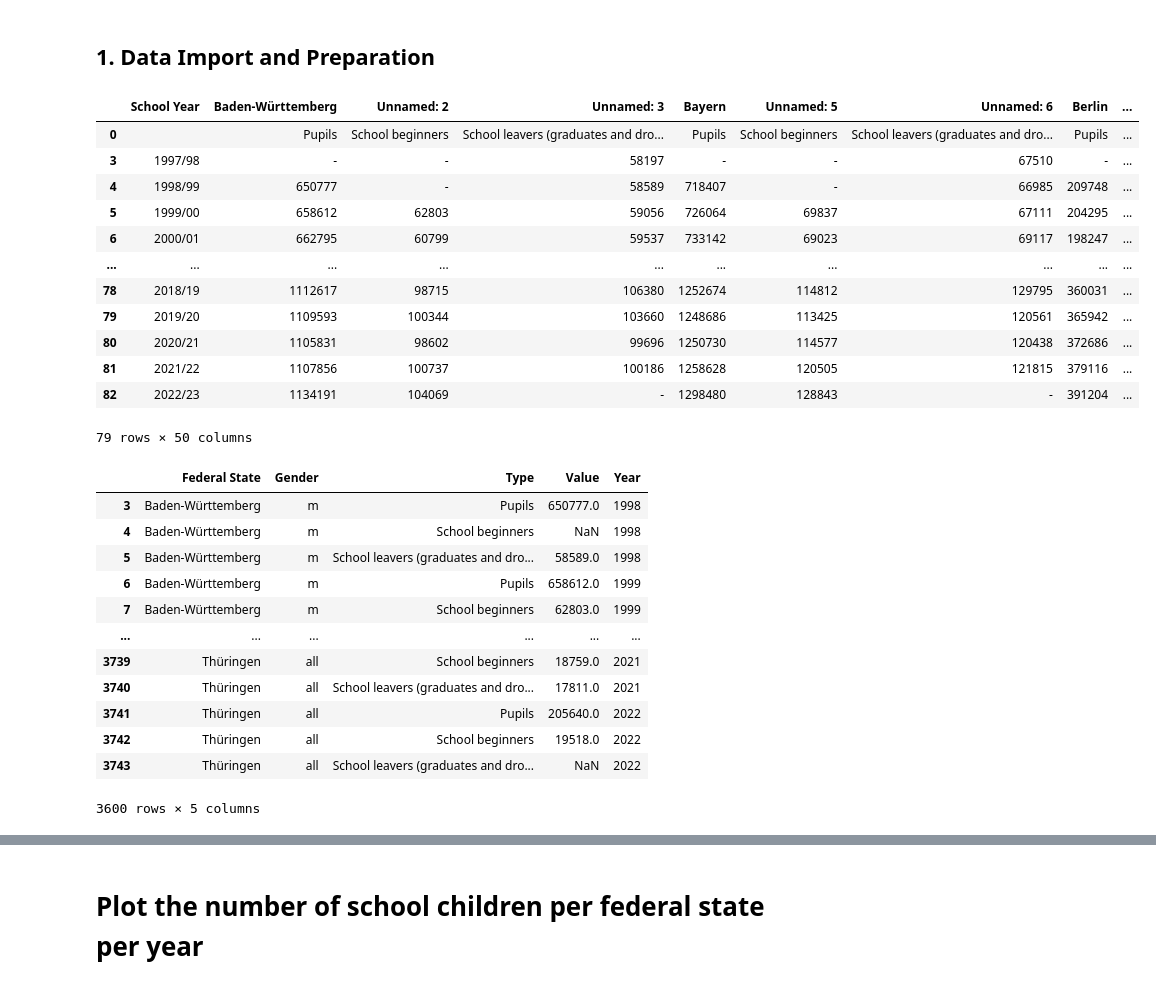
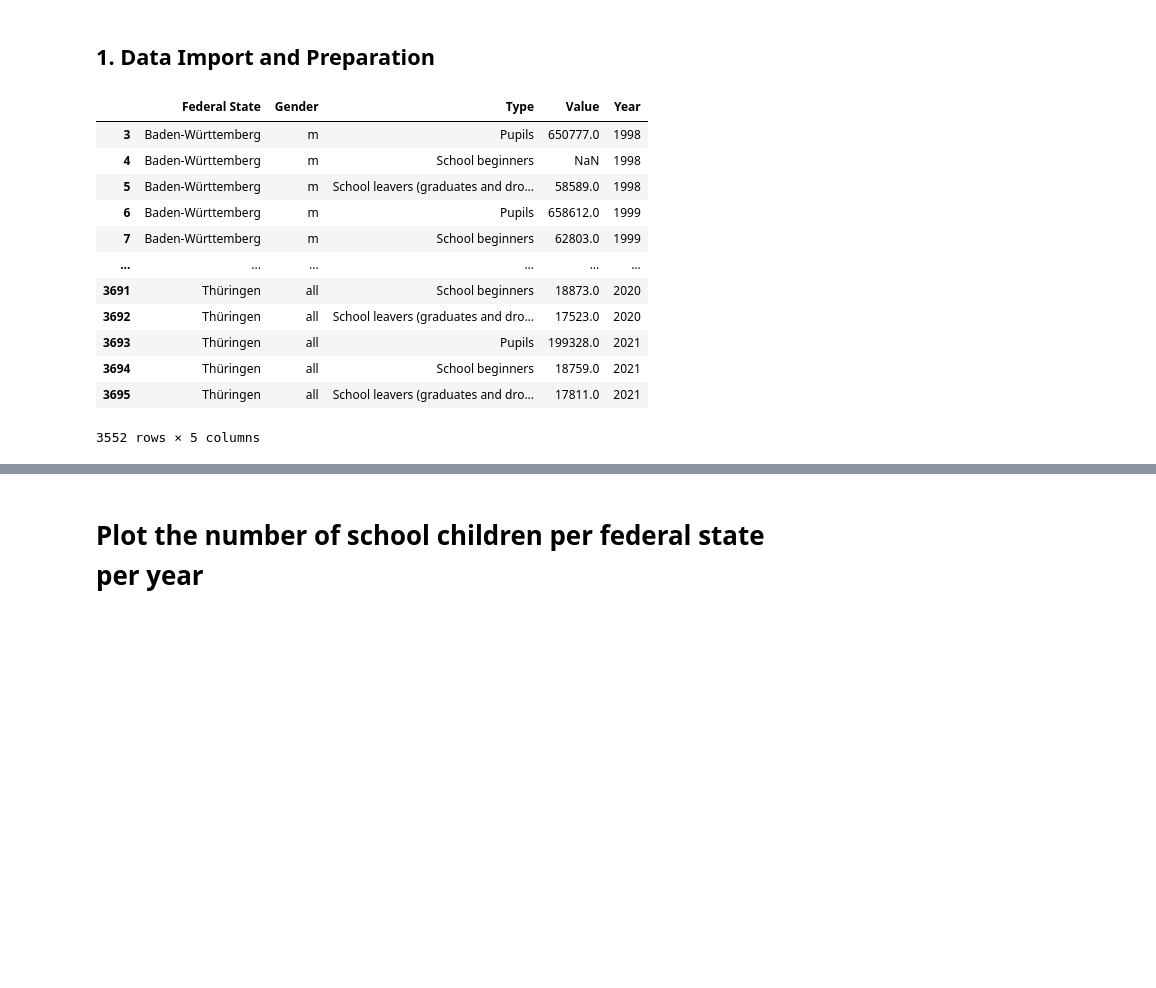
Before and after one commit to KarylReyne/DataLiteracyWS23, a Jupyter notebook: exp/TF-004-ExploreNumberOfChildren.ipynb, the cells around one changed output, grey strips where cells are left out. Cells and saved outputs as stored; diff of their text form; code cells hidden in the pictures; blank space fills up the shorter version.

```diff
--- a/exp/TF-004-ExploreNumberOfChildren.ipynb
+++ b/exp/TF-004-ExploreNumberOfChildren.ipynb
@@ -11,8 +11,10 @@ import school_analysis as sa
 import matplotlib.pyplot as plt
 from tueplots.constants.color import rgb
 
-FS_PATH = "data/genesis/school_children_by_state.csv"
-SCHOOL_TYPE_PATH = "data/genesis/school_children_by_type.csv"
+if not os.path.exists("../data/raw/genesis"):
+    %run ../src/school_analysis/download_all.py --keep-raw
+FS_PATH = "data/raw/genesis/school_children_by_state.csv"
+SCHOOL_TYPE_PATH = "data/raw/genesis/school_children_by_type.csv"
 # %% [markdown]
 ## 1. Data Import and Preparation
 # %%
@@ -22,11 +24,10 @@ import warnings
 def load_number_childs_fs(path: str = FS_PATH) -> pd.DataFrame:
     """Load table from destatis excel file"""
     df = pd.read_csv(os.path.join(sa.PROJECT_PATH ,path), sep=";", skiprows=5, skipfooter=4, engine="python")
-    df.replace("b'", "", inplace=True, regex=True)
-    df.rename(columns={"b'": "School Year"}, inplace=True)
+    df.replace("", "", inplace=True, regex=True)
+    df.columns = ["School Year"] + df.columns[1:].tolist()
     df.rename(columns={"Baden-W\\xc3\\xbcrttemberg": "Baden-Württemberg"}, inplace=True)
     df.rename(columns={"Th\\xc3\\xbcringen": "Thüringen"}, inplace=True)
-
 
     # Generate gender column
     num_years = 26
@@ -40,59 +41,46 @@ def load_number_childs_fs(path: str = FS_PATH) -> pd.DataFrame:
     df.drop([1,2,29,56], inplace=True)
 
     # Build own melted table --> may be done better
     temp = pd.DataFrame(columns=["Federal State", "Gender", "Type", "Value", "Year"])
     for col_index in range(1, len(df.columns)-1, 3):
         for index in df.index[1:]:
             year = df.loc[index, "School Year"]
             gender = df.loc[index, "gender"]
             federal_state = df.columns[col_index]
             temp.loc[len(temp)] = [federal_state, gender, "Pupils", df.loc[index][df.columns[col_index]], year]
             temp.loc[len(temp)] = [federal_state, gender, "School beginners", df.loc[index][df.columns[col_index + 1]], year]
             temp.loc[len(temp)] = [federal_state, gender, "School leavers (graduates and dropouts)", df.loc[index][df.columns[col_index + 2]], year]
 
     df = temp
     df['Value'] = df['Value'].str.replace("'", '')
     df.replace(" ", np.nan, inplace=True)
     df.replace("-", np.nan, inplace=True)
     df.replace("-", np.nan, inplace=True)
     df.replace("'", "", inplace=True)
     df["Value"] = df["Value"].astype(float)
     df["Year"] = df["Year"].replace("/.*", "", regex=True).astype(int)
     df = df[df["Year"] >= 1998]
     return df
 
 # Load the data and display
 with warnings.catch_warnings():
     warnings.simplefilter("ignore")
     data = load_number_childs_fs()
 data
 # %% [output]
-|  | School Year | Baden-Württemberg | Unnamed: 2 | Unnamed: 3 | Bayern | Unnamed: 5 | Unnamed: 6 | Berlin | ... |
-| 0 |  | Pupils | School beginners | School leavers (graduates and dro... | Pupils | School beginners | School leavers (graduates and dro... | Pupils | ... |
-| 3 | 1997/98 | - | - | 58197 | - | - | 67510 | - | ... |
-| 4 | 1998/99 | 650777 | - | 58589 | 718407 | - | 66985 | 209748 | ... |
-| 5 | 1999/00 | 658612 | 62803 | 59056 | 726064 | 69837 | 67111 | 204295 | ... |
-| 6 | 2000/01 | 662795 | 60799 | 59537 | 733142 | 69023 | 69117 | 198247 | ... |
-| ... | ... | ... | ... | ... | ... | ... | ... | ... | ... |
-| 78 | 2018/19 | 1112617 | 98715 | 106380 | 1252674 | 114812 | 129795 | 360031 | ... |
-| 79 | 2019/20 | 1109593 | 100344 | 103660 | 1248686 | 113425 | 120561 | 365942 | ... |
-| 80 | 2020/21 | 1105831 | 98602 | 99696 | 1250730 | 114577 | 120438 | 372686 | ... |
-| 81 | 2021/22 | 1107856 | 100737 | 100186 | 1258628 | 120505 | 121815 | 379116 | ... |
-| 82 | 2022/23 | 1134191 | 104069 | - | 1298480 | 128843 | - | 391204 | ... |
+|  | Federal State | Gender | Type | Value | Year |
+| 3 | Baden-Württemberg | m | Pupils | 650777.0 | 1998 |
+| 4 | Baden-Württemberg | m | School beginners | NaN | 1998 |
+| 5 | Baden-Württemberg | m | School leavers (graduates and dro... | 58589.0 | 1998 |
+| 6 | Baden-Württemberg | m | Pupils | 658612.0 | 1999 |
+| 7 | Baden-Württemberg | m | School beginners | 62803.0 | 1999 |
+| ... | ... | ... | ... | ... | ... |
+| 3691 | Thüringen | all | School beginners | 18873.0 | 2020 |
+| 3692 | Thüringen | all | School leavers (graduates and dro... | 17523.0 | 2020 |
+| 3693 | Thüringen | all | Pupils | 199328.0 | 2021 |
+| 3694 | Thüringen | all | School beginners | 18759.0 | 2021 |
+| 3695 | Thüringen | all | School leavers (graduates and dro... | 17811.0 | 2021 |
-79 rows × 50 columns
+3552 rows × 5 columns
-|  | Federal State | Gender | Type | Value | Year |
-| 3 | Baden-Württemberg | m | Pupils | 650777.0 | 1998 |
-| 4 | Baden-Württemberg | m | School beginners | NaN | 1998 |
-| 5 | Baden-Württemberg | m | School leavers (graduates and dro... | 58589.0 | 1998 |
-| 6 | Baden-Württemberg | m | Pupils | 658612.0 | 1999 |
-| 7 | Baden-Württemberg | m | School beginners | 62803.0 | 1999 |
-| ... | ... | ... | ... | ... | ... |
-| 3739 | Thüringen | all | School beginners | 18759.0 | 2021 |
-| 3740 | Thüringen | all | School leavers (graduates and dro... | 17811.0 | 2021 |
-| 3741 | Thüringen | all | Pupils | 205640.0 | 2022 |
-| 3742 | Thüringen | all | School beginners | 19518.0 | 2022 |
-| 3743 | Thüringen | all | School leavers (graduates and dro... | NaN | 2022 |
-3600 rows × 5 columns
 # %%
 def load_number_childs_school_type(path: str = SCHOOL_TYPE_PATH):
     df = pd.read_csv(os.path.join(sa.PROJECT_PATH ,path), sep=";", skiprows=7, skipfooter=12, engine="python")
```
Also changed, not shown: parts of 10 cells of this notebook, 5 other files.
